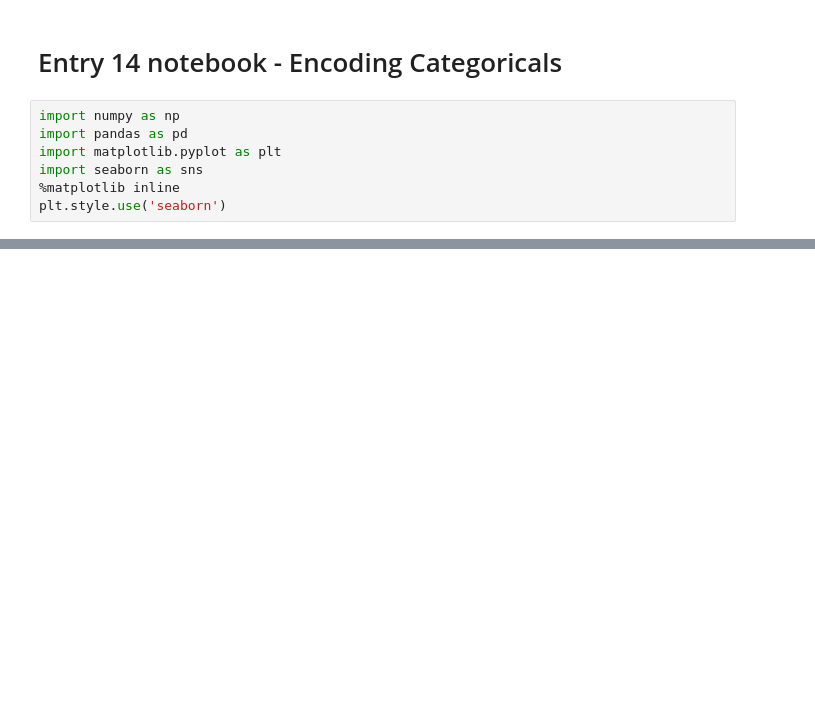
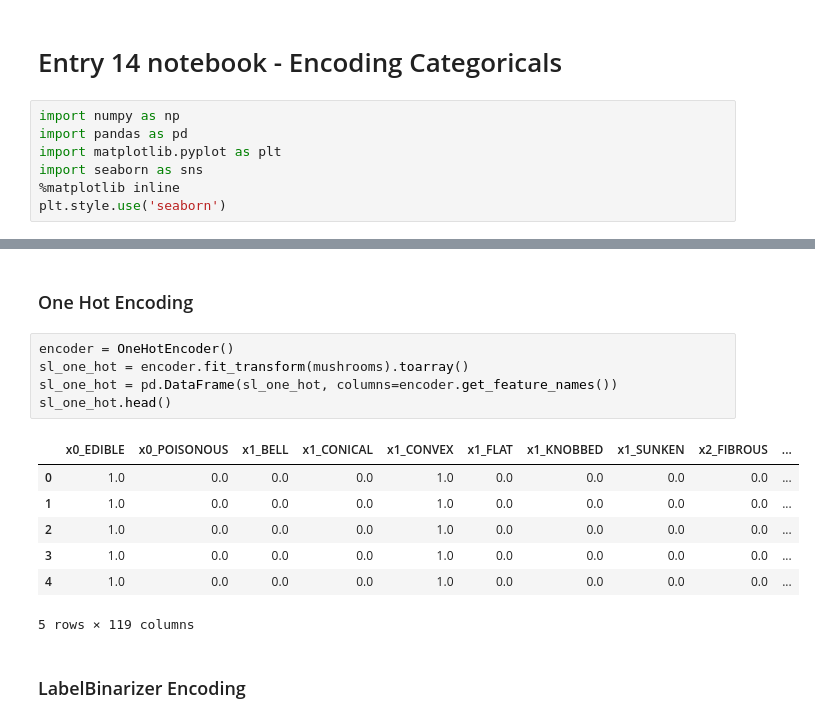
Before and after one commit to julielinx/experiments, a Jupyter notebook: datascience_diary/14_nb_encoding_cats.ipynb, the cells around one changed output, grey strips where cells are left out. Drawn from its saved outputs; the diff is of its cells as text; blank space fills up the shorter version.

```diff
--- a/datascience_diary/14_nb_encoding_cats.ipynb
+++ b/datascience_diary/14_nb_encoding_cats.ipynb
@@ -19,0 +208,17 @@ planets.head()
+# %% [markdown]
+### One Hot Encoding
+# %%
+encoder = OneHotEncoder()
+sl_one_hot = encoder.fit_transform(mushrooms).toarray()
+sl_one_hot = pd.DataFrame(sl_one_hot, columns=encoder.get_feature_names())
+sl_one_hot.head()
+# %% [output]
+|  | x0_EDIBLE | x0_POISONOUS | x1_BELL | x1_CONICAL | x1_CONVEX | x1_FLAT | x1_KNOBBED | x1_SUNKEN | x2_FIBROUS | ... |
+| 0 | 1.0 | 0.0 | 0.0 | 0.0 | 1.0 | 0.0 | 0.0 | 0.0 | 0.0 | ... |
+| 1 | 1.0 | 0.0 | 0.0 | 0.0 | 1.0 | 0.0 | 0.0 | 0.0 | 0.0 | ... |
+| 2 | 1.0 | 0.0 | 0.0 | 0.0 | 1.0 | 0.0 | 0.0 | 0.0 | 0.0 | ... |
+| 3 | 1.0 | 0.0 | 0.0 | 0.0 | 1.0 | 0.0 | 0.0 | 0.0 | 0.0 | ... |
+| 4 | 1.0 | 0.0 | 0.0 | 0.0 | 1.0 | 0.0 | 0.0 | 0.0 | 0.0 | ... |
+5 rows × 119 columns
+# %% [markdown]
+### LabelBinarizer Encoding
```
Also changed, not shown: parts of 57 cells of this notebook, 2 other files.
